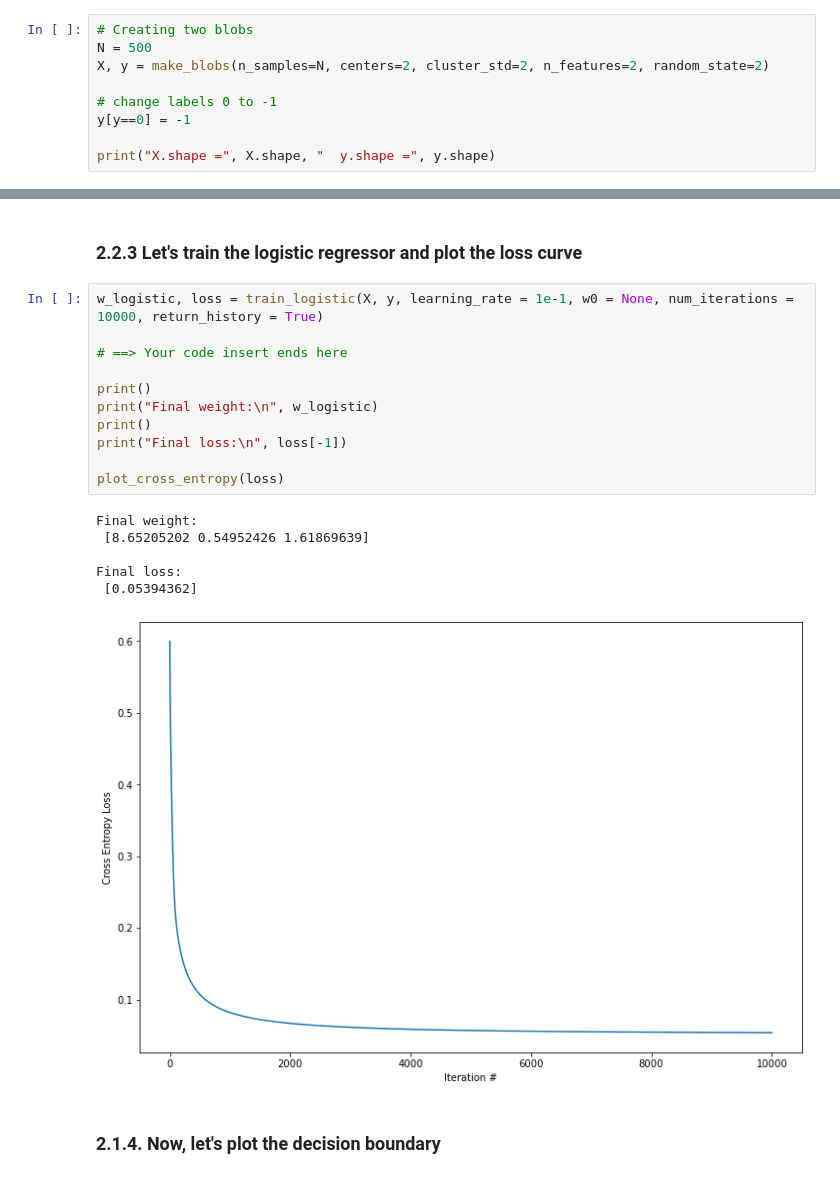
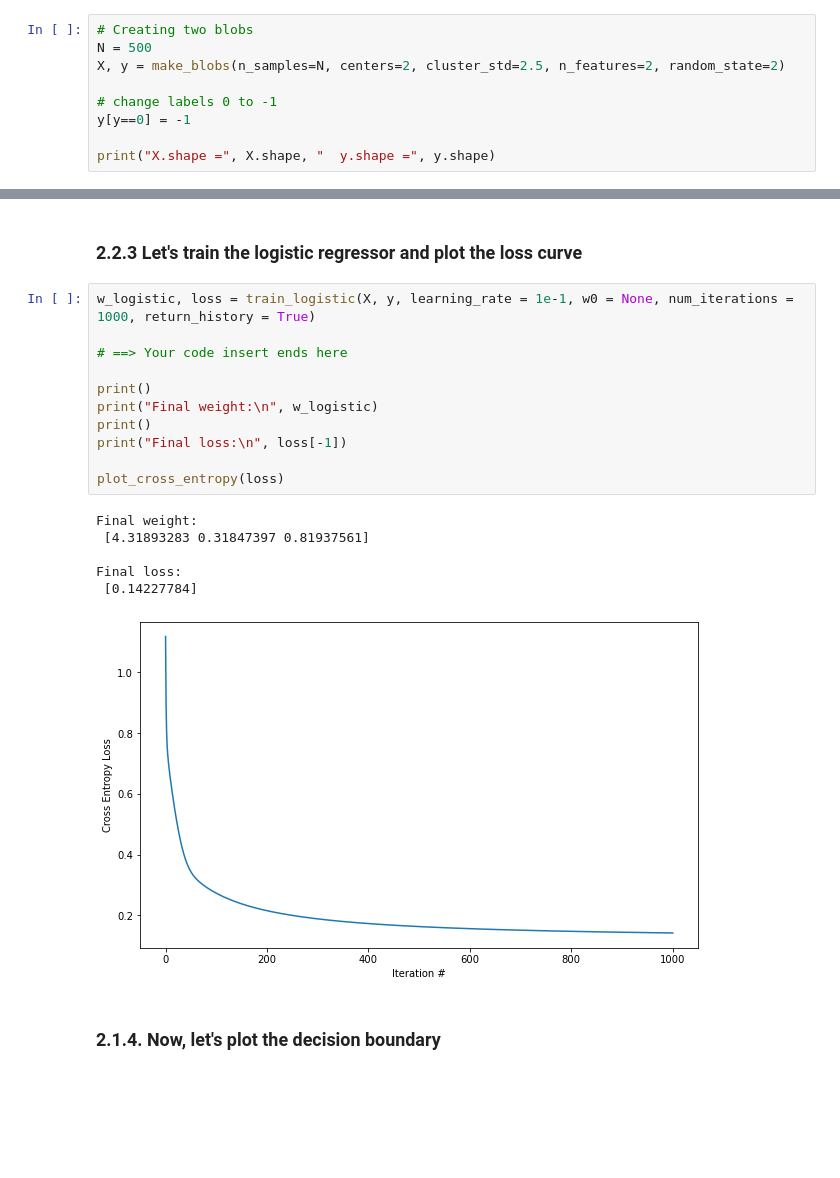
Before and after one commit to gdquintero/mac5832, a Jupyter notebook: ep2/ep02_logreg.ipynb, the cells around one changed output, grey strips where cells are left out. Saved outputs shown, nothing was run; the diff lists cells and outputs as text; blank space fills up the shorter version.

```diff
--- a/ep2/ep02_logreg.ipynb
+++ b/ep2/ep02_logreg.ipynb
@@ -460,7 +470,7 @@ You may just copy and paste the cells of Section 2.1 and make appropriate change
 # %%
 # Creating two blobs
 N = 500
-X, y = make_blobs(n_samples=N, centers=2, cluster_std=2, n_features=2, random_state=2)
+X, y = make_blobs(n_samples=N, centers=2, cluster_std=2.5, n_features=2, random_state=2)
 
 # change labels 0 to -1
 y[y==0] = -1
@@ -501,22 +511,22 @@ plt.show()
 # %% [markdown]
 ### 2.2.3 Let's train the logistic regressor and plot the loss curve
 # %%
-w_logistic, loss = train_logistic(X, y, learning_rate = 1e-1, w0 = None, num_iterations = 10000, return_history = True)
+w_logistic, loss = train_logistic(X, y, learning_rate = 1e-1, w0 = None, num_iterations = 1000, return_history = True)
 
 # ==> Your code insert ends here
 
 print()
 print("Final weight:\n", w_logistic)
 print()
 print("Final loss:\n", loss[-1])
 
 plot_cross_entropy(loss)
 # %% [output]
 Final weight:
- [8.65205202 0.54952426 1.61869639]
+ [4.31893283 0.31847397 0.81937561]
 
 Final loss:
- [0.05394362]
+ [0.14227784]
-[figure, old version]
+[figure, new version]
 # %% [markdown]
 ### 2.1.4. Now, let's plot the decision boundary
```
Also changed, not shown: parts of 23 cells of this notebook.
